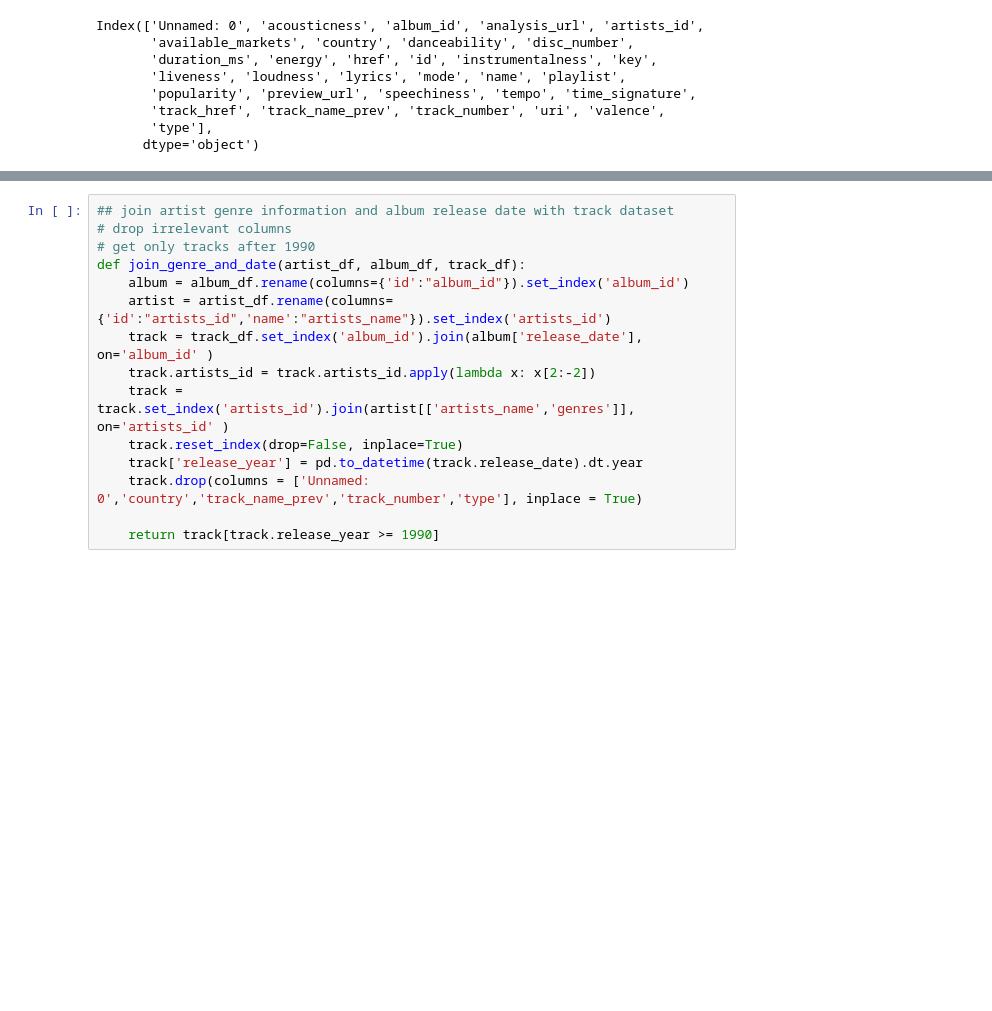
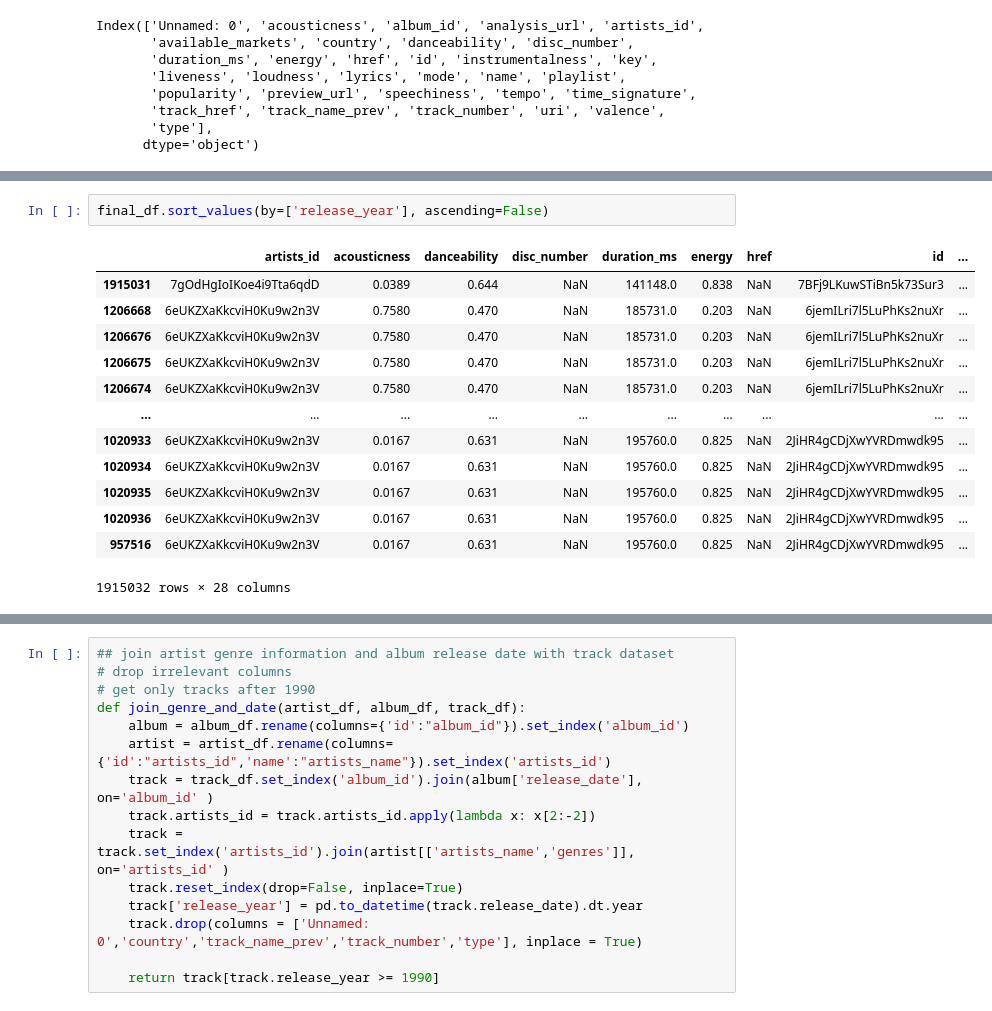
Before and after one commit to vananh-ng/bigdataproject, a Jupyter notebook: model.ipynb, the cells around one changed output, grey strips where cells are left out. Drawn from its saved outputs; the diff is of its cells as text; blank space fills up the shorter version.

```diff
--- a/model.ipynb
+++ b/model.ipynb
@@ -56,0 +489,16 @@ Index(['Unnamed: 0', 'acousticness', 'album_id', 'analysis_url', 'artists_id',
+# %%
+final_df.sort_values(by=['release_year'], ascending=False)
+# %% [output]
+|  | artists_id | acousticness | danceability | disc_number | duration_ms | energy | href | id | ... |
+| 1915031 | 7gOdHgIoIKoe4i9Tta6qdD | 0.0389 | 0.644 | NaN | 141148.0 | 0.838 | NaN | 7BFj9LKuwSTiBn5k73Sur3 | ... |
+| 1206668 | 6eUKZXaKkcviH0Ku9w2n3V | 0.7580 | 0.470 | NaN | 185731.0 | 0.203 | NaN | 6jemILri7l5LuPhKs2nuXr | ... |
+| 1206676 | 6eUKZXaKkcviH0Ku9w2n3V | 0.7580 | 0.470 | NaN | 185731.0 | 0.203 | NaN | 6jemILri7l5LuPhKs2nuXr | ... |
+| 1206675 | 6eUKZXaKkcviH0Ku9w2n3V | 0.7580 | 0.470 | NaN | 185731.0 | 0.203 | NaN | 6jemILri7l5LuPhKs2nuXr | ... |
+| 1206674 | 6eUKZXaKkcviH0Ku9w2n3V | 0.7580 | 0.470 | NaN | 185731.0 | 0.203 | NaN | 6jemILri7l5LuPhKs2nuXr | ... |
+| ... | ... | ... | ... | ... | ... | ... | ... | ... | ... |
+| 1020933 | 6eUKZXaKkcviH0Ku9w2n3V | 0.0167 | 0.631 | NaN | 195760.0 | 0.825 | NaN | 2JiHR4gCDjXwYVRDmwdk95 | ... |
+| 1020934 | 6eUKZXaKkcviH0Ku9w2n3V | 0.0167 | 0.631 | NaN | 195760.0 | 0.825 | NaN | 2JiHR4gCDjXwYVRDmwdk95 | ... |
+| 1020935 | 6eUKZXaKkcviH0Ku9w2n3V | 0.0167 | 0.631 | NaN | 195760.0 | 0.825 | NaN | 2JiHR4gCDjXwYVRDmwdk95 | ... |
+| 1020936 | 6eUKZXaKkcviH0Ku9w2n3V | 0.0167 | 0.631 | NaN | 195760.0 | 0.825 | NaN | 2JiHR4gCDjXwYVRDmwdk95 | ... |
+| 957516 | 6eUKZXaKkcviH0Ku9w2n3V | 0.0167 | 0.631 | NaN | 195760.0 | 0.825 | NaN | 2JiHR4gCDjXwYVRDmwdk95 | ... |
+1915032 rows × 28 columns
```
Also changed, not shown: parts of 55 cells of this notebook, 2 other files.
